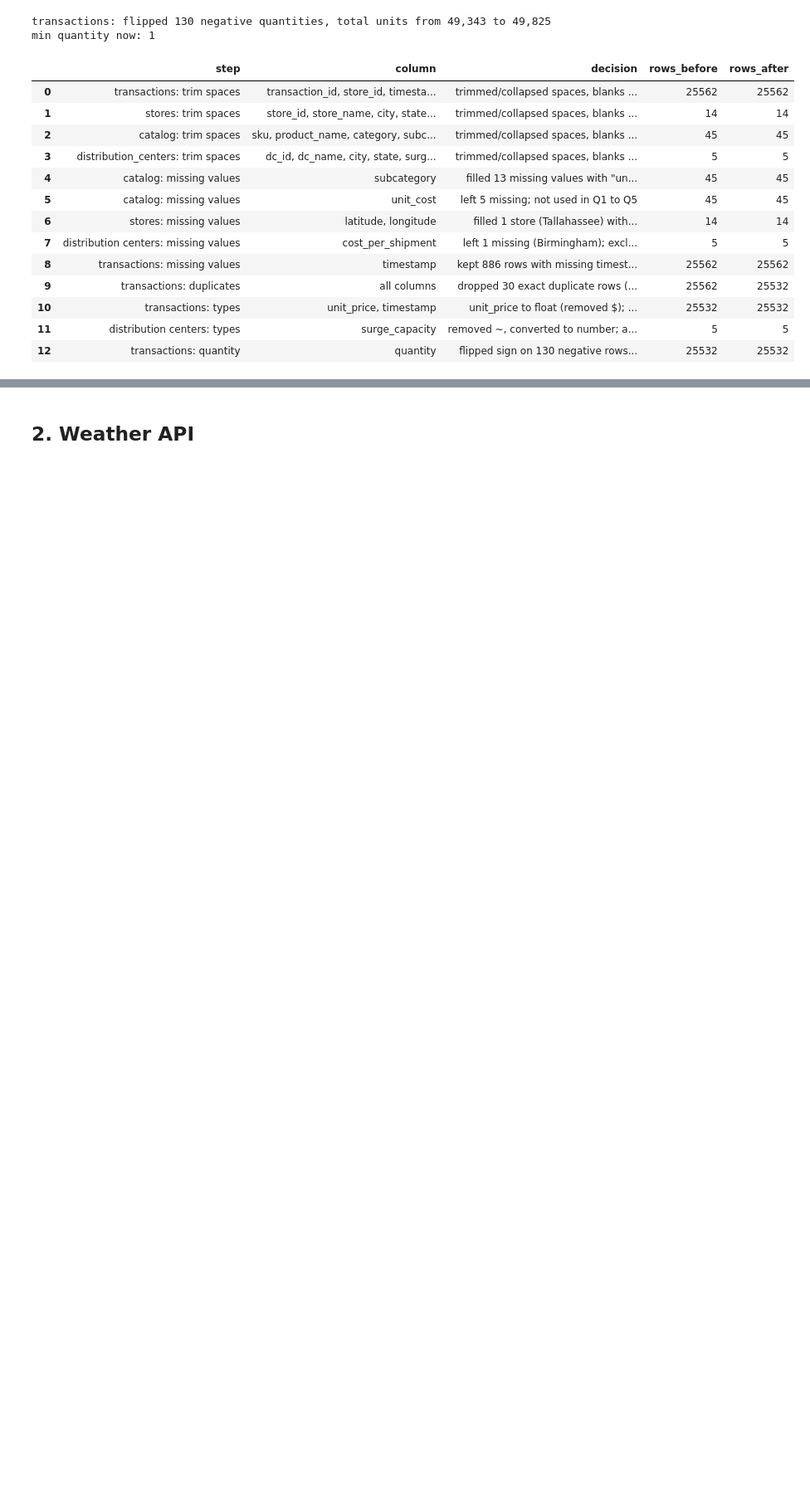
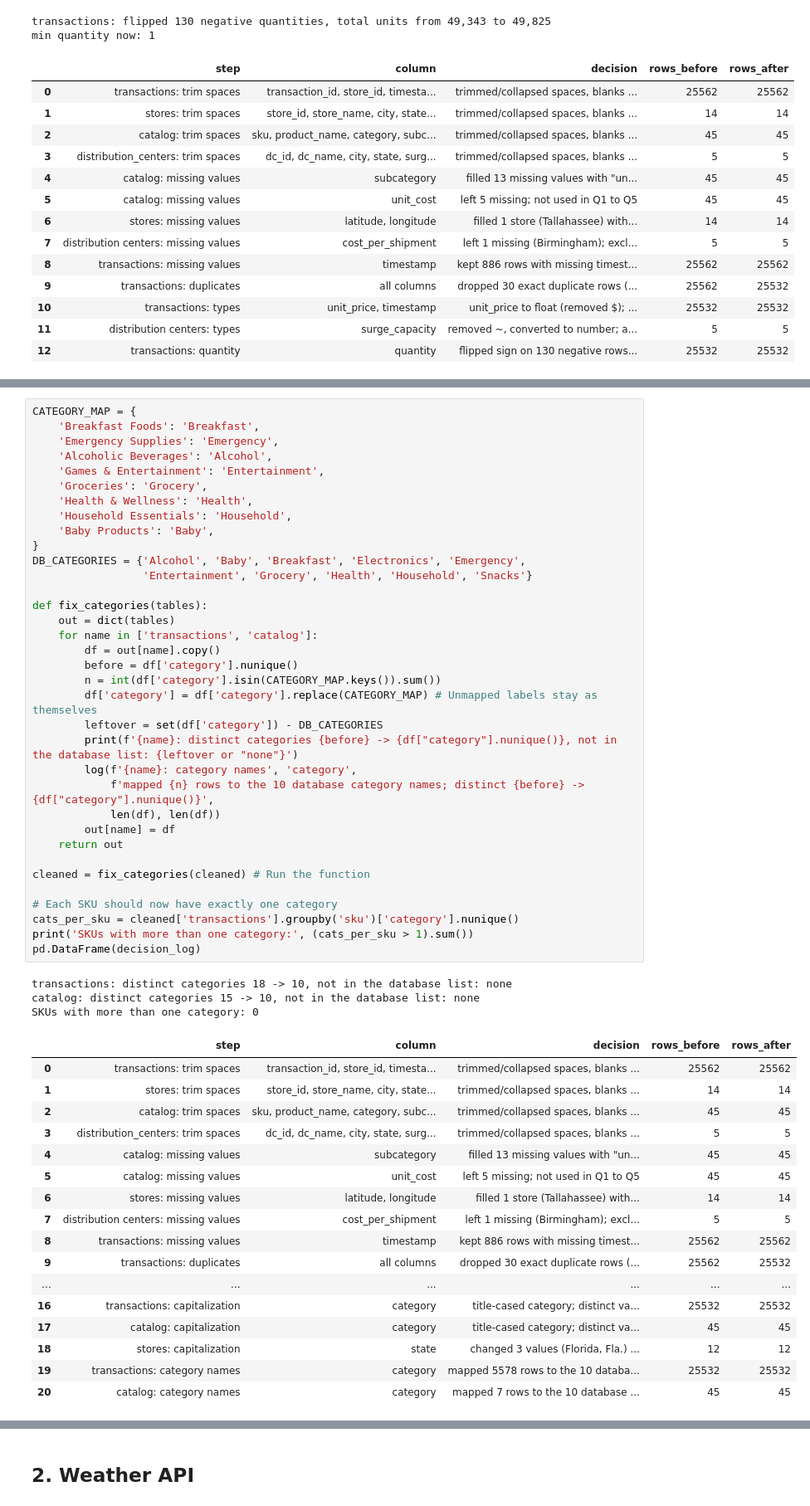
Before and after one commit to eviemcmahan/walmart-hurricane-project, a Jupyter notebook: notebooks/team_notebook.ipynb, the cells around one changed output, grey strips where cells are left out. Shown at 83% size. Saved outputs shown, nothing was run; the diff lists cells and outputs as text; blank space fills up the shorter version.

```diff
--- a/notebooks/team_notebook.ipynb
+++ b/notebooks/team_notebook.ipynb
@@ -427,0 +566,56 @@ min quantity now: 1
+# %%
+CATEGORY_MAP = {
+    'Breakfast Foods': 'Breakfast',
+    'Emergency Supplies': 'Emergency',
+    'Alcoholic Beverages': 'Alcohol',
+    'Games & Entertainment': 'Entertainment',
+    'Groceries': 'Grocery',
+    'Health & Wellness': 'Health',
+    'Household Essentials': 'Household',
+    'Baby Products': 'Baby',
+}
+DB_CATEGORIES = {'Alcohol', 'Baby', 'Breakfast', 'Electronics', 'Emergency',
+                 'Entertainment', 'Grocery', 'Health', 'Household', 'Snacks'}
+
+def fix_categories(tables):
+    out = dict(tables)
+    for name in ['transactions', 'catalog']:
+        df = out[name].copy()
+        before = df['category'].nunique()
+        n = int(df['category'].isin(CATEGORY_MAP.keys()).sum())
+        df['category'] = df['category'].replace(CATEGORY_MAP) # Unmapped labels stay as themselves
+        leftover = set(df['category']) - DB_CATEGORIES
+        print(f'{name}: distinct categories {before} -> {df["category"].nunique()}, not in the database list: {leftover or "none"}')
+        log(f'{name}: category names', 'category',
+            f'mapped {n} rows to the 10 database category names; distinct {before} -> {df["category"].nunique()}',
+            len(df), len(df))
+        out[name] = df
+    return out
+
+cleaned = fix_categories(cleaned) # Run the function
+
+# Each SKU should now have exactly one category
+cats_per_sku = cleaned['transactions'].groupby('sku')['category'].nunique()
+print('SKUs with more than one category:', (cats_per_sku > 1).sum())
+pd.DataFrame(decision_log)
+# %% [output]
+transactions: distinct categories 18 -> 10, not in the database list: none
+catalog: distinct categories 15 -> 10, not in the database list: none
+SKUs with more than one category: 0
+|  | step | column | decision | rows_before | rows_after |
+| 0 | transactions: trim spaces | transaction_id, store_id, timesta... | trimmed/collapsed spaces, blanks ... | 25562 | 25562 |
+| 1 | stores: trim spaces | store_id, store_name, city, state... | trimmed/collapsed spaces, blanks ... | 14 | 14 |
+| 2 | catalog: trim spaces | sku, product_name, category, subc... | trimmed/collapsed spaces, blanks ... | 45 | 45 |
+| 3 | distribution_centers: trim spaces | dc_id, dc_name, city, state, surg... | trimmed/collapsed spaces, blanks ... | 5 | 5 |
+| 4 | catalog: missing values | subcategory | filled 13 missing values with "un... | 45 | 45 |
+| 5 | catalog: missing values | unit_cost | left 5 missing; not used in Q1 to Q5 | 45 | 45 |
+| 6 | stores: missing values | latitude, longitude | filled 1 store (Tallahassee) with... | 14 | 14 |
+| 7 | distribution centers: missing values | cost_per_shipment | left 1 missing (Birmingham); excl... | 5 | 5 |
+| 8 | transactions: missing values | timestamp | kept 886 rows with missing timest... | 25562 | 25562 |
+| 9 | transactions: duplicates | all columns | dropped 30 exact duplicate rows (... | 25562 | 25532 |
+| ... | ... | ... | ... | ... | ... |
+| 16 | transactions: capitalization | category | title-cased category; distinct va... | 25532 | 25532 |
+| 17 | catalog: capitalization | category | title-cased category; distinct va... | 45 | 45 |
+| 18 | stores: capitalization | state | changed 3 values (Florida, Fla.) ... | 12 | 12 |
+| 19 | transactions: category names | category | mapped 5578 rows to the 10 databa... | 25532 | 25532 |
+| 20 | catalog: category names | category | mapped 7 rows to the 10 database ... | 45 | 45 |
```
Also changed, not shown: parts of 33 cells of this notebook.
